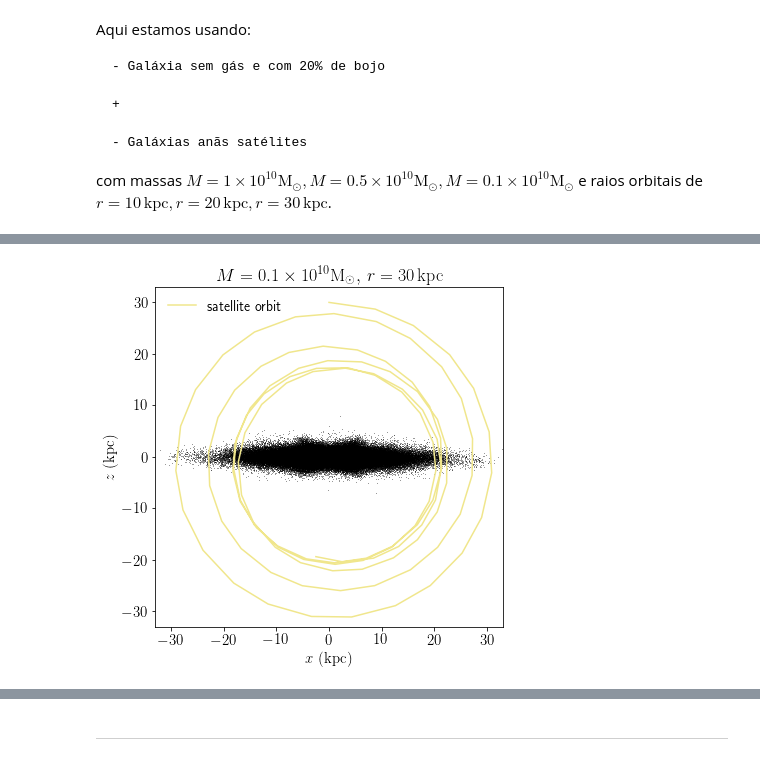
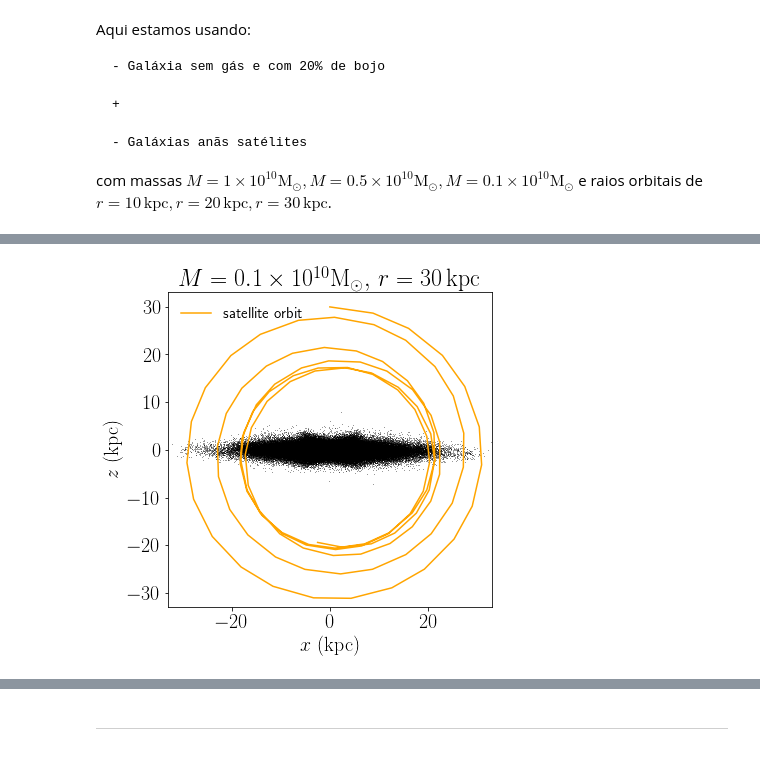
Before and after one commit to AndressaWille/Mestrado, a Jupyter notebook: interactions2.ipynb, the cells around one changed output, grey strips where cells are left out. Saved outputs shown, nothing was run; the diff lists cells and outputs as text; code cells hidden in the pictures.

```diff
--- a/interactions2.ipynb
+++ b/interactions2.ipynb
@@ -319,119 +531,121 @@ for p, path in enumerate(paths):
+# %%
+plt.rcParams['font.size'] = 20
 # %%
 for i in range (0, 9):
     if i == 0:
-        plt.figure(figsize=[6,6])
+        plt.figure(figsize=[6,6])#, dpi=200)
         plt.plot(x_disk, z_disk, 'k,', alpha=0.4)
-        plt.plot(cm_y_01_10, cm_z_01_10, color='orange', label='satellite orbit')
-        plt.xlabel(r'$x~({\rm kpc})$', fontsize=15)
-        plt.ylabel(r'$z~({\rm kpc})$', fontsize=15)
-        plt.legend(loc='upper left', frameon=False, fontsize=14)
+        plt.plot(cm_y_01_10, cm_z_01_10, color='khaki', label='satellite orbit')
+        plt.xlabel(r'$x~({\rm kpc})$', fontsize=20)
+        plt.ylabel(r'$z~({\rm kpc})$', fontsize=20)
+        plt.legend(loc='upper left', frameon=False, fontsize=15)
         plt.ylim(-33, 33)
         plt.xlim(-33, 33)
         plt.title(r'$ M = 0.1 \times 10^{10}\mathrm{{M}_\odot}, \,r = 10 \, \mathrm{kpc}$')
         plt.tight_layout()
-        #plt.savefig('orbita-0.1-10.png')
+        plt.savefig('orbita-0.1-10_poster.pdf')
 
     if i == 1:
-        plt.figure(figsize=[6,6])
+        plt.figure(figsize=[6,6])#, dpi=200)
         plt.plot(x_disk, z_disk, 'k,', alpha=0.4)
         plt.plot(cm_y_01_20, cm_z_01_20, color='gold', label='satellite orbit')
-        plt.xlabel(r'$x~({\rm kpc})$', fontsize=15)
-        plt.ylabel(r'$z~({\rm kpc})$', fontsize=15)
-        plt.legend(loc='upper left', frameon=False, fontsize=14)
+        plt.xlabel(r'$x~({\rm kpc})$', fontsize=20)
+        plt.ylabel(r'$z~({\rm kpc})$', fontsize=20)
+        plt.legend(loc='upper left', frameon=False, fontsize=15)
         plt.ylim(-33, 33)
         plt.xlim(-33, 33)
         plt.title(r'$ M = 0.1 \times 10^{10}\mathrm{{M}_\odot}, \,r = 20 \, \mathrm{kpc}$')
         plt.tight_layout()
-        #plt.savefig('orbita-0.1-20.png')
+        plt.savefig('orbita-0.1-20_poster.pdf')
 
     if i == 2:
-        plt.figure(figsize=[6,6])
+        plt.figure(figsize=[6,6])#, dpi=200)
         plt.plot(x_disk, z_disk, 'k,', alpha=0.4)
-        plt.plot(cm_y_01_30, cm_z_01_30, color='khaki', label='satellite orbit')
-        plt.xlabel(r'$x~({\rm kpc})$', fontsize=15)
-        plt.ylabel(r'$z~({\rm kpc})$', fontsize=15)
-        plt.legend(loc='upper left', frameon=False, fontsize=14)
+        plt.plot(cm_y_01_30, cm_z_01_30, color='orange', label='satellite orbit')
+        plt.xlabel(r'$x~({\rm kpc})$', fontsize=20)
+        plt.ylabel(r'$z~({\rm kpc})$', fontsize=20)
+        plt.legend(loc='upper left', frameon=False, fontsize=15)
         plt.ylim(-33, 33)
         plt.xlim(-33, 33)
         plt.title(r'$ M = 0.1 \times 10^{10}\mathrm{{M}_\odot}, \,r = 30 \, \mathrm{kpc}$')
         plt.tight_layout()
-        #plt.savefig('orbita-0.1-30.png')
+        plt.savefig('orbita-0.1-30_poster.pdf')
 
     if i == 3:
-        plt.figure(figsize=[6,6])
+        plt.figure(figsize=[6,6])#, dpi=200)
         plt.plot(x_disk, z_disk, 'k,', alpha=0.4)
         plt.plot(cm_y_05_10, cm_z_05_10, color='lawngreen', label='satellite orbit')
-        plt.xlabel(r'$x~({\rm kpc})$', fontsize=15)
-        plt.ylabel(r'$z~({\rm kpc})$', fontsize=15)
-        plt.legend(loc='upper left', frameon=False, fontsize=14)
+        plt.xlabel(r'$x~({\rm kpc})$', fontsize=20)
+        plt.ylabel(r'$z~({\rm kpc})$', fontsize=20)
+        plt.legend(loc='upper left', frameon=False, fontsize=15)
         plt.ylim(-33, 33)
         plt.xlim(-33, 33)
         plt.title(r'$ M = 0.5 \times 10^{10}\mathrm{{M}_\odot}, \,r = 10 \, \mathrm{kpc}$')
         plt.tight_layout()
-        #plt.savefig('orbita-0.5-10.png')
+        plt.savefig('orbita-0.5-10_poster.pdf')
 
     if i == 4:
-        plt.figure(figsize=[6,6])
+        plt.figure(figsize=[6,6])#, dpi=200)
         plt.plot(x_disk, z_disk, 'k,', alpha=0.4)
         plt.plot(cm_y_05_20, cm_z_05_20, color='limegreen', label='satellite orbit')
-        plt.xlabel(r'$x~({\rm kpc})$', fontsize=15)
-        plt.ylabel(r'$z~({\rm kpc})$', fontsize=15)
-        plt.legend(loc='upper left', frameon=False, fontsize=14)
+        plt.xlabel(r'$x~({\rm kpc})$', fontsize=20)
+        plt.ylabel(r'$z~({\rm kpc})$', fontsize=20)
+        plt.legend(loc='upper left', frameon=False, fontsize=15)
         plt.ylim(-33, 33)
         plt.xlim(-33, 33)
         plt.title(r'$ M = 0.5 \times 10^{10}\mathrm{{M}_\odot}, \,r = 20 \, \mathrm{kpc}$')
         plt.tight_layout()
-        #plt.savefig('orbita-0.5-20.png')
+        plt.savefig('orbita-0.5-20_poster.pdf')
 
     if i == 5:
-        plt.figure(figsize=[6,6])
+        plt.figure(figsize=[6,6])#, dpi=200)
         plt.plot(x_disk, z_disk, 'k,', alpha=0.4)
         plt.plot(cm_y_05_30, cm_z_05_30, color='green', label='satellite orbit')
-        plt.xlabel(r'$x~({\rm kpc})$', fontsize=15)
-        plt.ylabel(r'$z~({\rm kpc})$', fontsize=15)
-        plt.legend(loc='upper left', frameon=False, fontsize=14)
+        plt.xlabel(r'$x~({\rm kpc})$', fontsize=20)
+        plt.ylabel(r'$z~({\rm kpc})$', fontsize=20)
+        plt.legend(loc='upper left', frameon=False, fontsize=15)
         plt.ylim(-33, 33)
         plt.xlim(-33, 33)
         plt.title(r'$ M = 0.5 \times 10^{10}\mathrm{{M}_\odot}, \,r = 30 \, \mathrm{kpc}$')
         plt.tight_layout()
-        #plt.savefig('orbita-0.5-30.png')
+        plt.savefig('orbita-0.5-30_poster.pdf')
 
     if i == 6:
-        plt.figure(figsize=[6,6])
+        plt.figure(figsize=[6,6])#, dpi=200)
         plt.plot(x_disk, z_disk, 'k,', alpha=0.4)
         plt.plot(cm_y_1_10, cm_z_1_10, color='plum', label='satellite orbit')
-        plt.xlabel(r'$x~({\rm kpc})$', fontsize=15)
-        plt.ylabel(r'$z~({\rm kpc})$', fontsize=15)
-        plt.legend(loc='upper left', frameon=False, fontsize=14)
+        plt.xlabel(r'$x~({\rm kpc})$', fontsize=20)
+        plt.ylabel(r'$z~({\rm kpc})$', fontsize=20)
+        plt.legend(loc='upper left', frameon=False, fontsize=15)
         plt.ylim(-33, 33)
         plt.xlim(-33, 33)
         plt.title(r'$ M = 1 \times 10^{10}\mathrm{{M}_\odot}, \,r = 10 \, \mathrm{kpc}$')
         plt.tight_layout()
-        #plt.savefig('orbita-1-10.png')
+        plt.savefig('orbita-1-10_poster.pdf')
 
     if i == 7:
-        plt.figure(figsize=[6,6])
+        plt.figure(figsize=[6,6])#, dpi=200)
         plt.plot(x_disk, z_disk, 'k,', alpha=0.4)
         plt.plot(cm_y_1_20, cm_z_1_20, color='mediumpurple', label='satellite orbit')
-        plt.xlabel(r'$x~({\rm kpc})$', fontsize=15)
-        plt.ylabel(r'$z~({\rm kpc})$', fontsize=15)
-        plt.legend(loc='upper left', frameon=False, fontsize=14)
+        plt.xlabel(r'$x~({\rm kpc})$', fontsize=20)
+        plt.ylabel(r'$z~({\rm kpc})$', fontsize=20)
+        plt.legend(loc='upper left', frameon=False, fontsize=15)
         plt.ylim(-33, 33)
         plt.xlim(-33, 33)
         plt.title(r'$ M = 1 \times 10^{10}\mathrm{{M}_\odot}, \,r = 20 \, \mathrm{kpc}$')
         plt.tight_layout()
-        #plt.savefig('orbita-1-20.png')
+        plt.savefig('orbita-1-20_poster.pdf')
 
     if i == 8:
-        plt.figure(figsize=[6,6])
+        plt.figure(figsize=[6,6])#, dpi=200)
         plt.plot(x_disk, z_disk, 'k,', alpha=0.4)
         plt.plot(cm_y_1_30, cm_z_1_30, color='indigo', label='satellite orbit')
-        plt.xlabel(r'$x~({\rm kpc})$', fontsize=15)
-        plt.ylabel(r'$z~({\rm kpc})$', fontsize=15)
-        plt.legend(loc='upper left', frameon=False, fontsize=14)
+        plt.xlabel(r'$x~({\rm kpc})$', fontsize=20)
+        plt.ylabel(r'$z~({\rm kpc})$', fontsize=20)
+        plt.legend(loc='upper left', frameon=False, fontsize=15)
         plt.ylim(-33, 33)
         plt.xlim(-33, 33)
         plt.title(r'$ M = 1 \times 10^{10}\mathrm{{M}_\odot}, \,r = 30 \, \mathrm{kpc}$')
         plt.tight_layout()
-        #plt.savefig('orbita-1-30.png')
+        plt.savefig('orbita-1-30_poster.pdf')
 # %% [output]
@@ -440 +654 @@ for i in range (0, 9):
-[figure, old version]
+[figure, new version]
```
Also changed, not shown: parts of 13 cells of this notebook.
